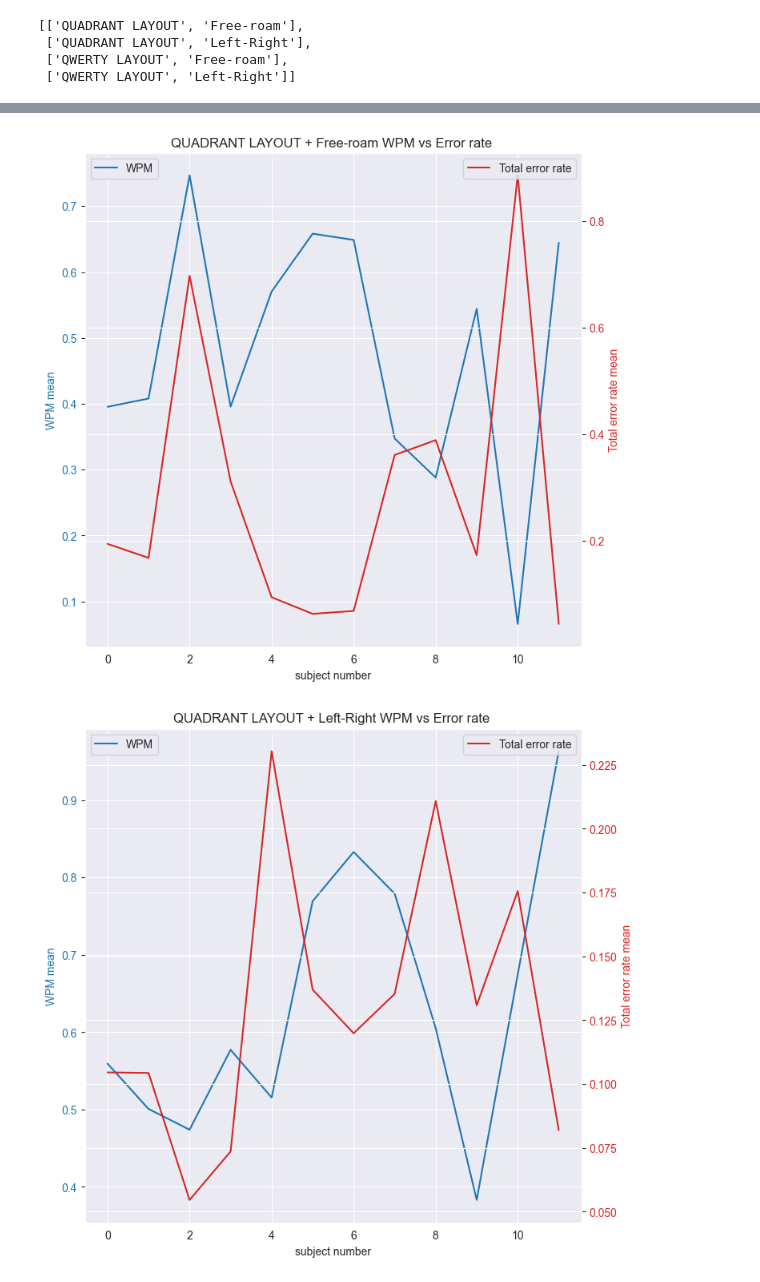
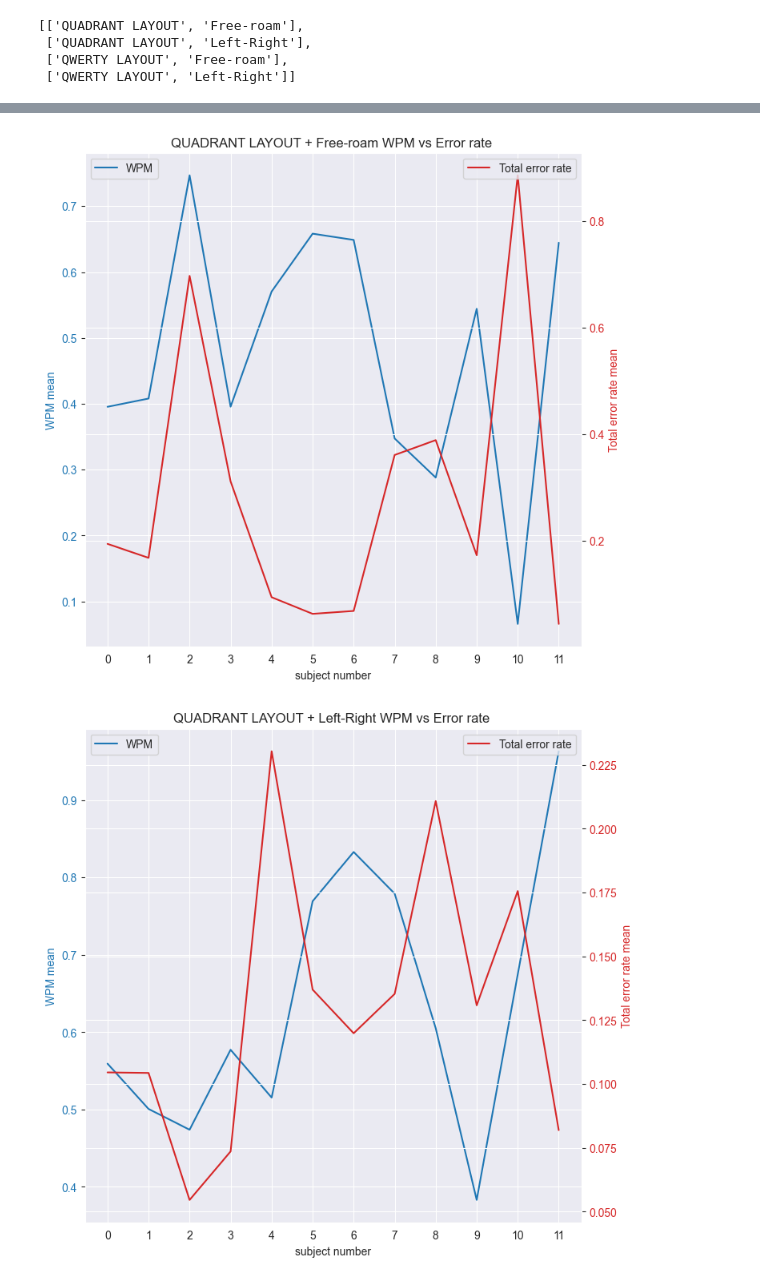
Before and after one commit to File500/HCI_Project_, a Jupyter notebook: HCI_Proj/HCI_EDA.ipynb, the cells around one changed output, grey strips where cells are left out. Saved outputs shown, nothing was run; the diff lists cells and outputs as text; code cells hidden in the pictures.

Commit message:
data visualisation complete

```diff
--- a/HCI_Proj/HCI_EDA.ipynb
+++ b/HCI_Proj/HCI_EDA.ipynb
@@ -348,32 +348,33 @@ finalTER
 # %%
 for i in range(4):
     x = range(0,12)
     y1 = finalWPM[name[i]].tolist()
     y2 = finalTER[name[i]].tolist()
 
     # Creating figure and axis objects
     fig, ax1 = plt.subplots(figsize=(8, 8))
 
     # Plotting the first line
     color = 'tab:blue'
     ax1.set_xlabel('subject number')
     ax1.set_ylabel('WPM mean', color=color)
     ax1.plot(x, y1, color=color, label = 'WPM')
     ax1.tick_params(axis='y', labelcolor=color)
 
     # Creating a second y-axis
     ax2 = ax1.twinx()
     color = 'tab:red'
     ax2.set_ylabel('Total error rate mean', color=color)
     ax2.plot(x, y2, color=color, label = 'Total error rate')
     ax2.tick_params(axis='y', labelcolor=color)
 
     # Adding a title
     plt.title(name[i]+' WPM vs Error rate ')
     ax2.legend(loc='upper right')
     ax1.legend(loc='upper left')
+    plt.xticks(range(0,12))
     # Show plot
     plt.show()
 # %% [output]
-[figure, old version]
+[figure, new version]
-[figure, old version]
+[figure, new version]
```
Also changed, not shown: parts of 2 cells of this notebook.
